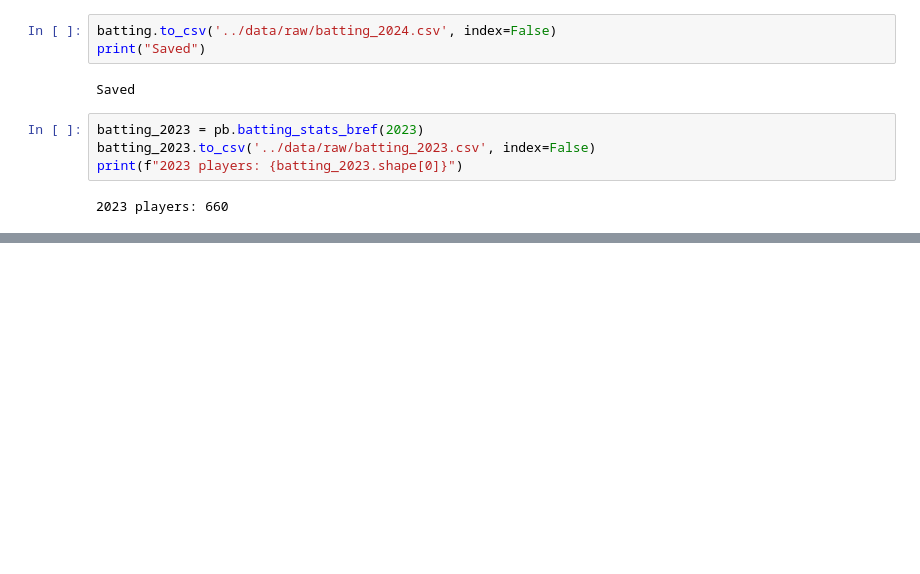
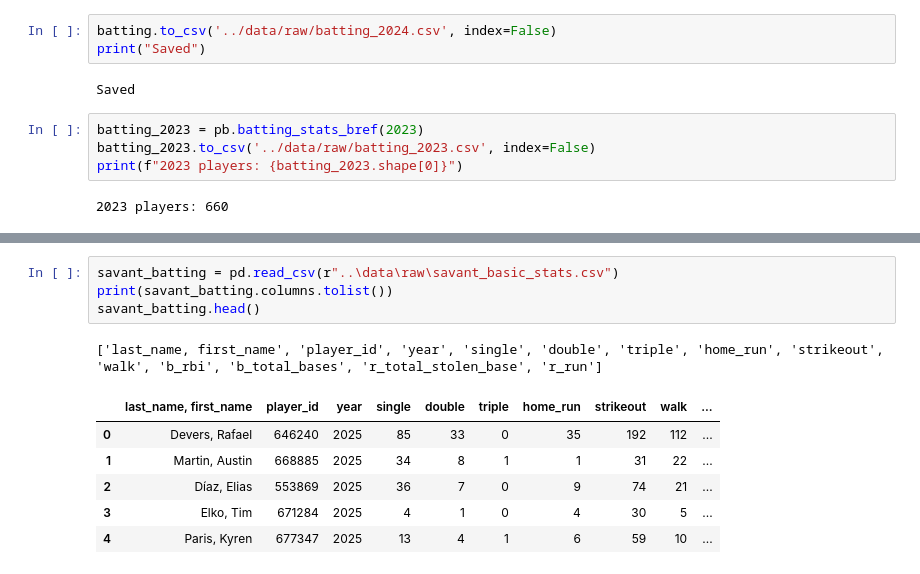
Before and after one commit to Gabriel-Molina123/baseball-fantasy-projections, a Jupyter notebook: notebooks/01_data_test.ipynb, the cells around one changed output, grey strips where cells are left out. Cells and saved outputs as stored; diff of their text form; blank space fills up the shorter version.

```diff
--- a/notebooks/01_data_test.ipynb
+++ b/notebooks/01_data_test.ipynb
@@ -72,0 +151,12 @@ print(f"2023 players: {batting_2023.shape[0]}")
+# %%
+savant_batting = pd.read_csv(r"..\data\raw\savant_basic_stats.csv")
+print(savant_batting.columns.tolist())
+savant_batting.head()
+# %% [output]
+['last_name, first_name', 'player_id', 'year', 'single', 'double', 'triple', 'home_run', 'strikeout', 'walk', 'b_rbi', 'b_total_bases', 'r_total_stolen_base', 'r_run']
+|  | last_name, first_name | player_id | year | single | double | triple | home_run | strikeout | walk | ... |
+| 0 | Devers, Rafael | 646240 | 2025 | 85 | 33 | 0 | 35 | 192 | 112 | ... |
+| 1 | Martin, Austin | 668885 | 2025 | 34 | 8 | 1 | 1 | 31 | 22 | ... |
+| 2 | Díaz, Elias | 553869 | 2025 | 36 | 7 | 0 | 9 | 74 | 21 | ... |
+| 3 | Elko, Tim | 671284 | 2025 | 4 | 1 | 0 | 4 | 30 | 5 | ... |
+| 4 | Paris, Kyren | 677347 | 2025 | 13 | 4 | 1 | 6 | 59 | 10 | ... |
```
Also changed, not shown: parts of 10 cells of this notebook, 1 other file.
